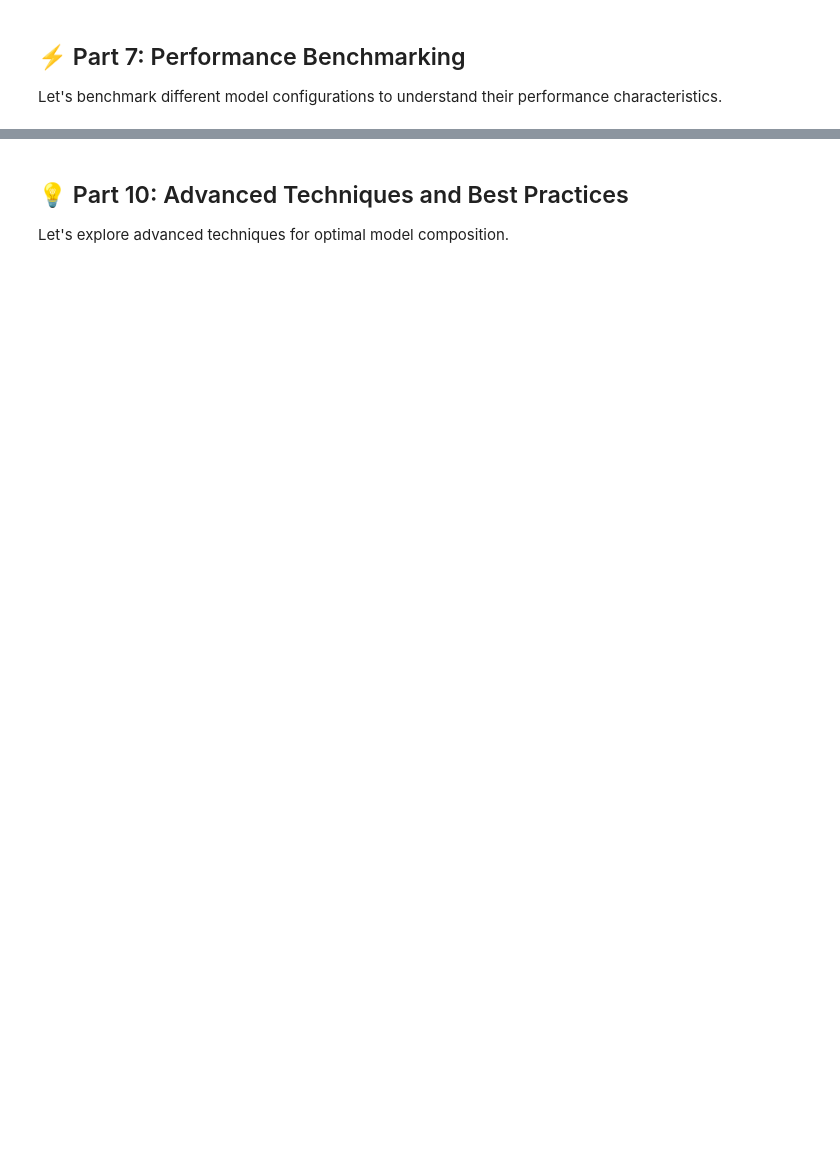
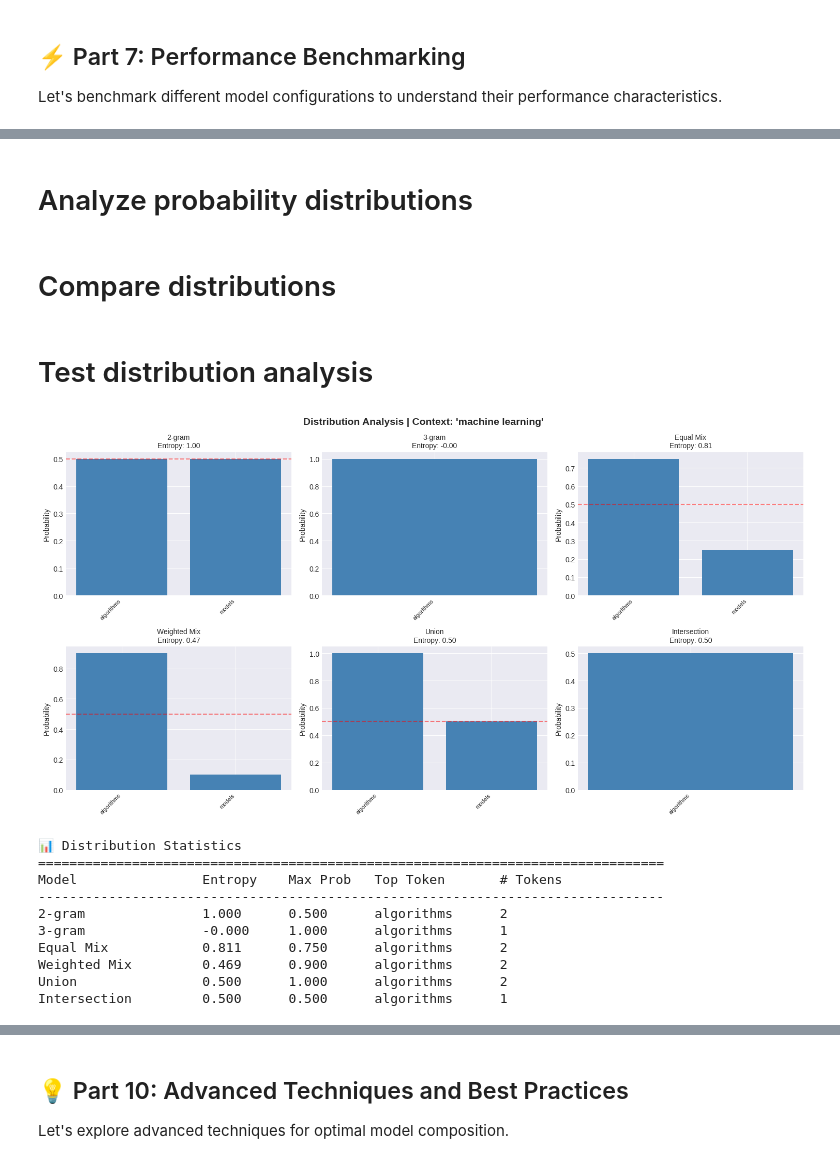
Before and after one commit to queelius/langcalc, a Jupyter notebook: notebooks/explore_algebra.ipynb, the cells around one changed output, grey strips where cells are left out. Saved outputs shown, nothing was run; the diff lists cells and outputs as text; code cells hidden in the pictures; blank space fills up the shorter version.

```diff
--- a/notebooks/explore_algebra.ipynb
+++ b/notebooks/explore_algebra.ipynb
@@ -754,0 +1192,27 @@ Let's analyze how our algebraic operations affect model behavior internally.
+# %% [markdown]
+# Analyze probability distributions
+# %%
+def analyze_distribution(model, context, name="Model"):
+    """Analyze the probability distribution of a model."""
+
+    preds = model.predict(context)
+
+    if not preds:
+        print(f"No predictions for {name}")
+        return None
+
+    # Calculate statistics
+    probs = list(preds.values())
+    stats = {
+        'num_tokens': len(preds),
+        'max_prob': max(probs),
+        'min_prob': min(probs),
+        'mean_prob': np.mean(probs),
+        'std_prob': np.std(probs),
+        'entropy': -sum(p * np.log2(p) if p > 0 else 0 for p in probs),
+        'top_token': max(preds.items(), key=lambda x: x[1])[0],
+    }
+
+    return stats
+# %% [markdown]
+# Compare distributions
@@ -755,3 +1280,30 @@ Let's analyze how our algebraic operations affect model behavior internally.
+# %% [markdown]
+# Test distribution analysis
+# %%
+context = ["machine", "learning"]
+
+models_to_analyze = [
+    ("2-gram", ngram_models[2]),
+    ("3-gram", ngram_models[3]),
+    ("Equal Mix", ngram_models[2] + ngram_models[3]),
+    ("Weighted Mix", 0.2 * ngram_models[2] + 0.8 * ngram_models[3]),
+    ("Union", ngram_models[2] | ngram_models[3]),
+    ("Intersection", ngram_models[2] & ngram_models[3]),
+]
+
+compare_distributions(models_to_analyze, context)
+# %% [output]
+[figure, added]
+📊 Distribution Statistics
+================================================================================
+Model                Entropy    Max Prob   Top Token       # Tokens
+--------------------------------------------------------------------------------
+2-gram               1.000      0.500      algorithms      2
+3-gram               -0.000     1.000      algorithms      1
+Equal Mix            0.811      0.750      algorithms      2
+Weighted Mix         0.469      0.900      algorithms      2
+Union                0.500      1.000      algorithms      2
+Intersection         0.500      0.500      algorithms      1
 # %%
 # Analyze probability distributions
 def analyze_distribution(model, context, name="Model"):
```
Also changed, not shown: parts of 27 cells of this notebook, 10 other files.
